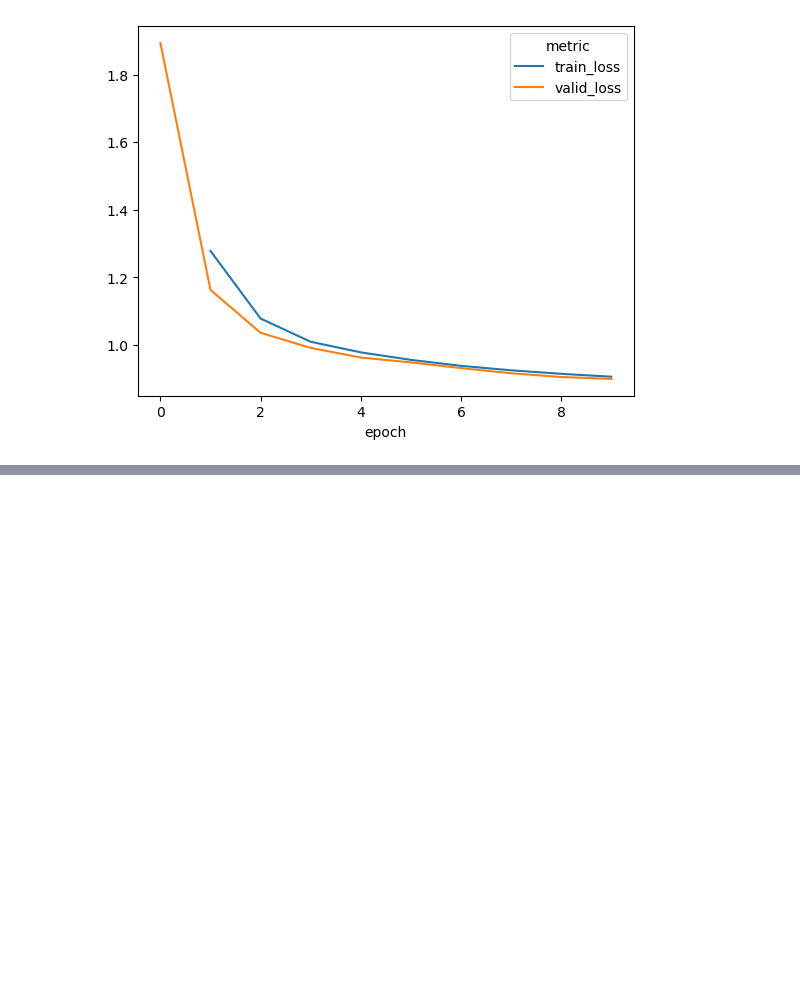
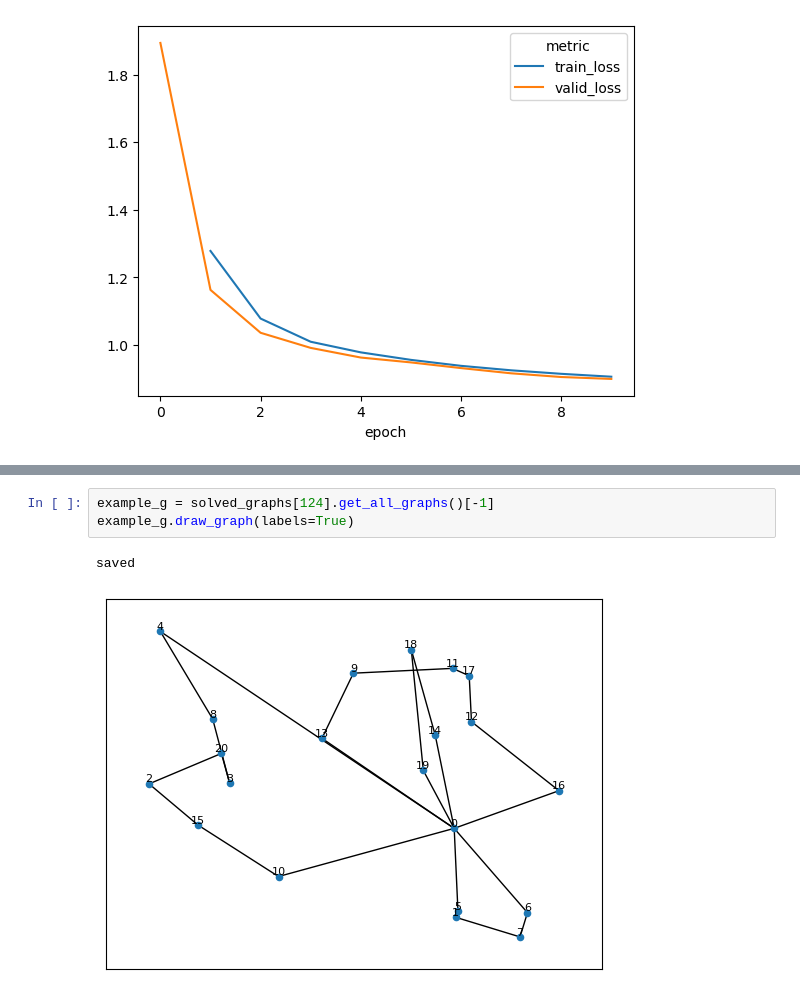
Before and after one commit to robgarct/cs224w, a Jupyter notebook: testing_end_to_end.ipynb, the cells around one changed output, grey strips where cells are left out. Drawn from its saved outputs; the diff is of its cells as text; blank space fills up the shorter version.

```diff
--- a/testing_end_to_end.ipynb
+++ b/testing_end_to_end.ipynb
@@ -376,0 +115,6 @@ np.mean([sg.get_full_solution_cost() for sg in solved_graphs])
+# %%
+example_g = solved_graphs[124].get_all_graphs()[-1]
+example_g.draw_graph(labels=True)
+# %% [output]
+saved
+[figure, added]
```
Also changed, not shown: parts of 47 cells of this notebook.
